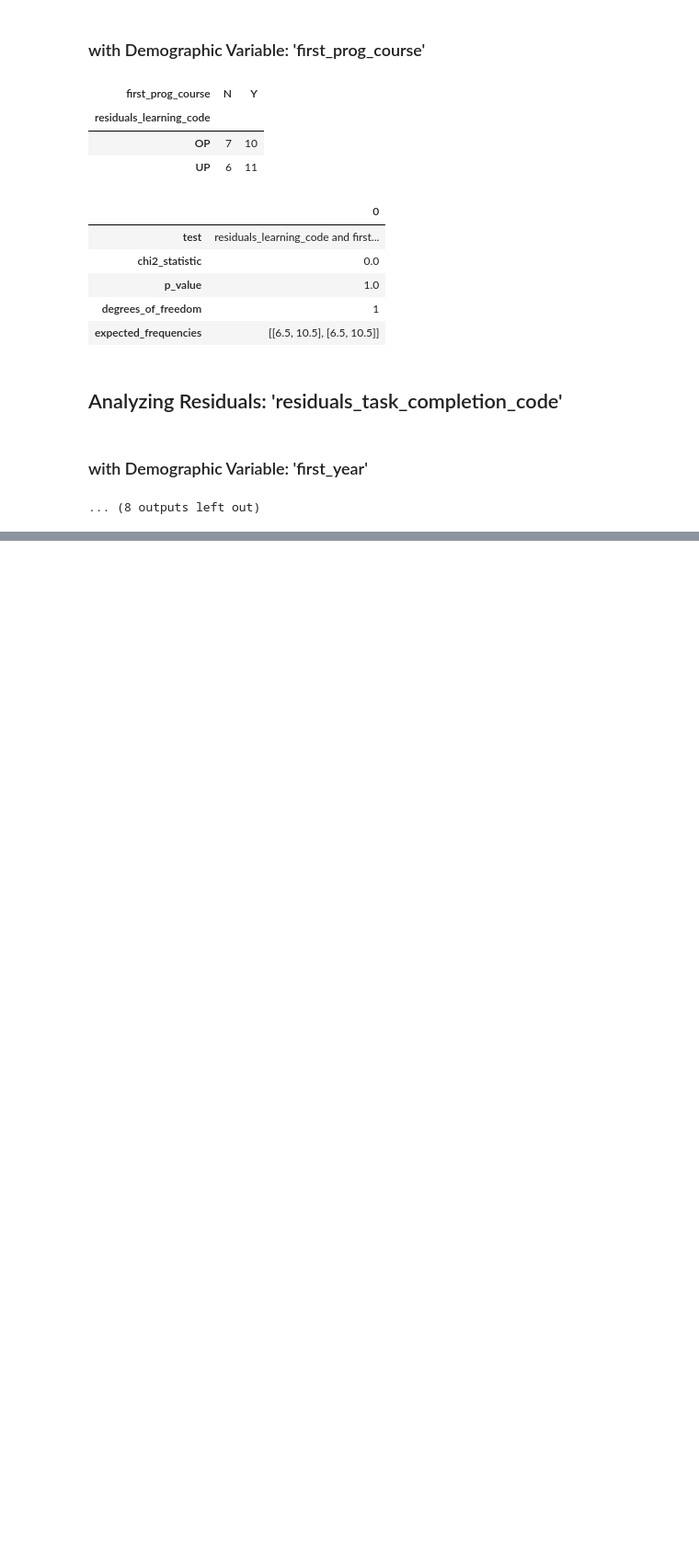
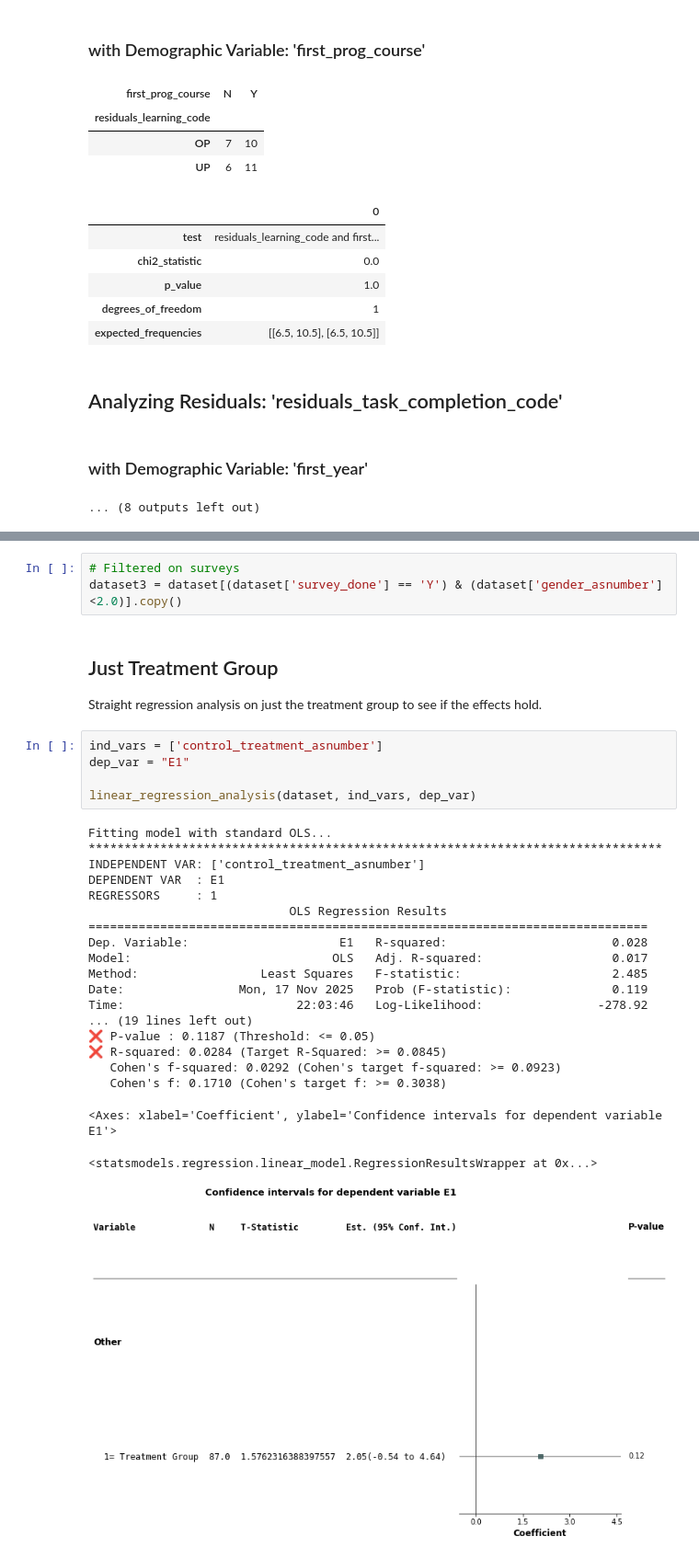
Before and after one commit to mafudge/dps-thesis, a Jupyter notebook: code/4.3b-research_question_2.ipynb, the cells around one changed output, grey strips where cells are left out. Shown: that part at 92% size. Drawn from its saved outputs; the diff is of its cells as text; blank space fills up the shorter version.

```diff
--- a/code/4.3b-research_question_2.ipynb
+++ b/code/4.3b-research_question_2.ipynb
@@ -248,0 +246,33 @@ with Demographic Variable: 'first_year'
+# %%
+# Filtered on surveys
+dataset3 = dataset[(dataset['survey_done'] == 'Y') & (dataset['gender_asnumber']<2.0)].copy()
+# %% [markdown]
+## Just Treatment Group
+
+ Straight regression analysis on just the treatment group to see if the effects hold.
+# %%
+ind_vars = ['control_treatment_asnumber']
+dep_var = "E1"
+
+linear_regression_analysis(dataset, ind_vars, dep_var)
+# %% [output]
+Fitting model with standard OLS...
+********************************************************************************
+INDEPENDENT VAR: ['control_treatment_asnumber']
+DEPENDENT VAR  : E1
+REGRESSORS     : 1
+                            OLS Regression Results
+==============================================================================
+Dep. Variable:                     E1   R-squared:                       0.028
+Model:                            OLS   Adj. R-squared:                  0.017
+Method:                 Least Squares   F-statistic:                     2.485
+Date:                Mon, 17 Nov 2025   Prob (F-statistic):              0.119
+Time:                        22:03:46   Log-Likelihood:                -278.92
+... (19 lines left out)
+❌ P-value : 0.1187 (Threshold: <= 0.05)
+❌ R-squared: 0.0284 (Target R-Squared: >= 0.0845)
+   Cohen's f-squared: 0.0292 (Cohen's target f-squared: >= 0.0923)
+   Cohen's f: 0.1710 (Cohen's target f: >= 0.3038)
+<Axes: xlabel='Coefficient', ylabel='Confidence intervals for dependent variable E1'>
+<statsmodels.regression.linear_model.RegressionResultsWrapper at 0x...>
+[figure, added]
```
Also changed, not shown: parts of 12 cells of this notebook, 54 other files.
